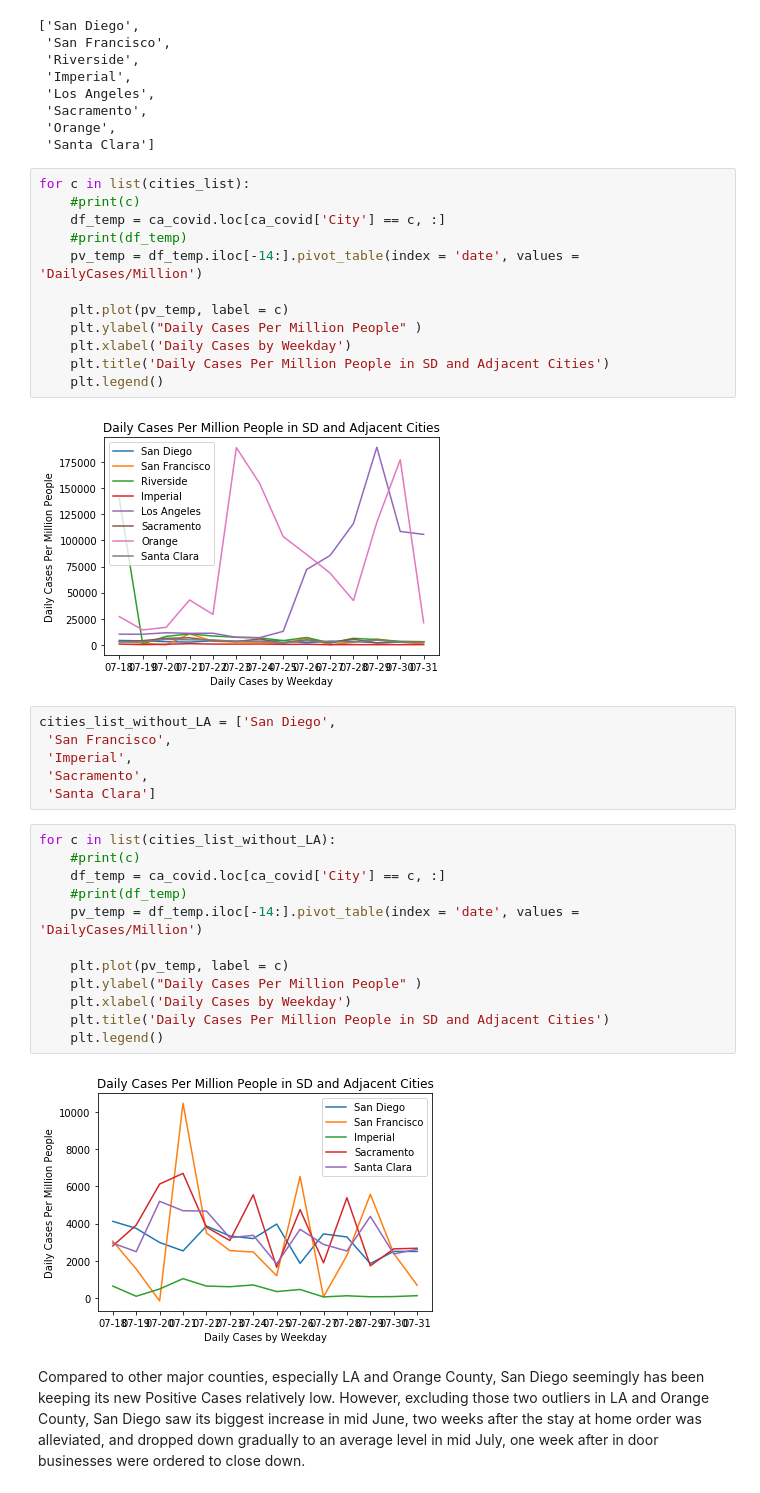
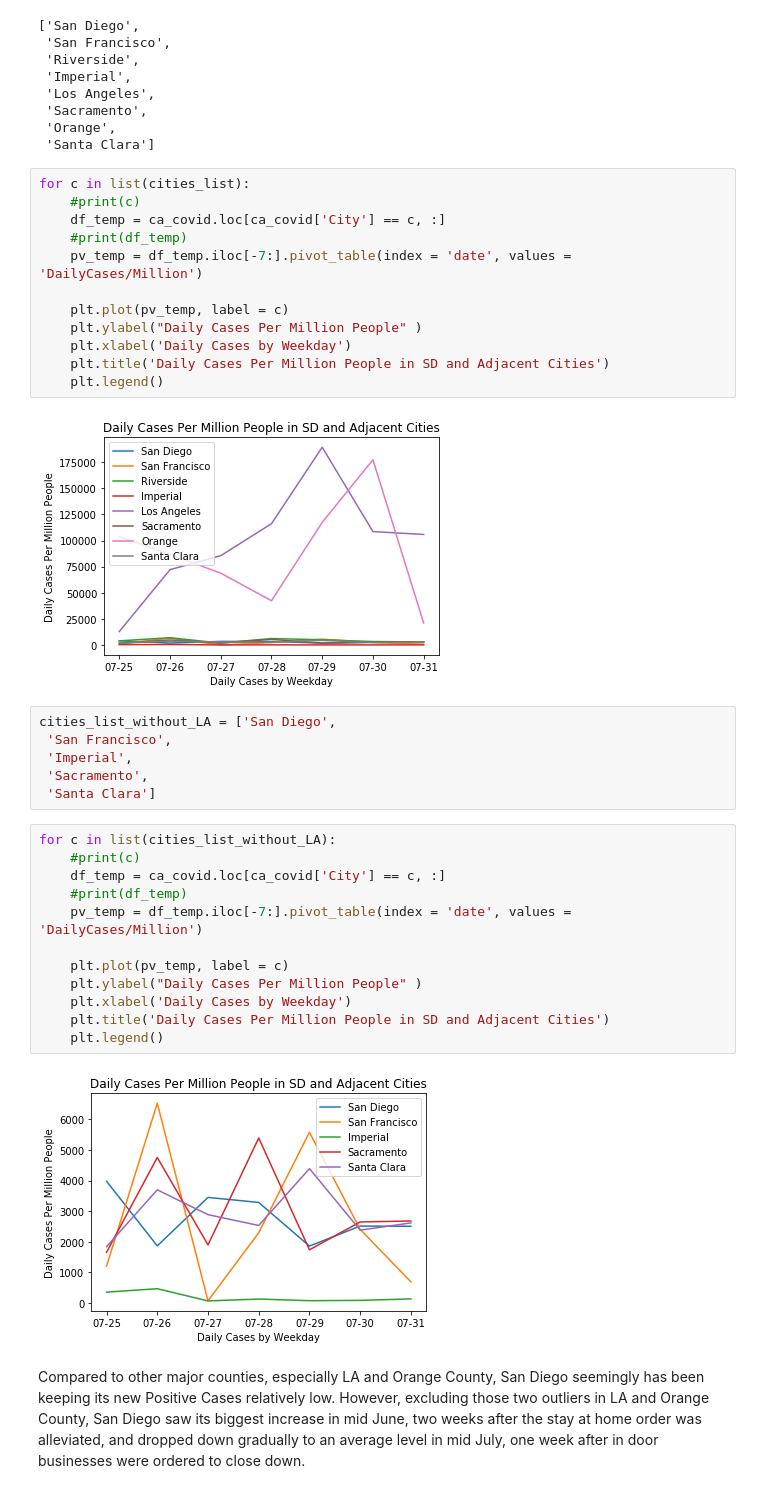
Before and after one commit to waychang626/Summer-2020-Projects-, a Jupyter notebook: COVID19-Project/COVID_SD.ipynb, the cells around one changed output. Drawn from its saved outputs; the diff is of its cells as text.

```diff
--- a/COVID19-Project/COVID_SD.ipynb
+++ b/COVID19-Project/COVID_SD.ipynb
@@ -325,7 +325,7 @@ for c in list(cities_list):
     #print(c)
     df_temp = ca_covid.loc[ca_covid['City'] == c, :]
     #print(df_temp)
-    pv_temp = df_temp.iloc[-14:].pivot_table(index = 'date', values = 'DailyCases/Million')
+    pv_temp = df_temp.iloc[-7:].pivot_table(index = 'date', values = 'DailyCases/Million')
 
     plt.plot(pv_temp, label = c)
     plt.ylabel("Daily Cases Per Million People" )
@@ -333,7 +333,7 @@ for c in list(cities_list):
     plt.title('Daily Cases Per Million People in SD and Adjacent Cities')
     plt.legend()
 # %% [output]
-[figure, old version]
+[figure, new version]
 # %%
 cities_list_without_LA = ['San Diego',
  'San Francisco',
@@ -343,17 +343,17 @@ cities_list_without_LA = ['San Diego',
 # %%
 for c in list(cities_list_without_LA):
     #print(c)
     df_temp = ca_covid.loc[ca_covid['City'] == c, :]
     #print(df_temp)
-    pv_temp = df_temp.iloc[-14:].pivot_table(index = 'date', values = 'DailyCases/Million')
+    pv_temp = df_temp.iloc[-7:].pivot_table(index = 'date', values = 'DailyCases/Million')
 
     plt.plot(pv_temp, label = c)
     plt.ylabel("Daily Cases Per Million People" )
     plt.xlabel('Daily Cases by Weekday')
     plt.title('Daily Cases Per Million People in SD and Adjacent Cities')
     plt.legend()
 # %% [output]
-[figure, old version]
+[figure, new version]
 # %% [markdown]
 Compared to other major counties, especially LA and Orange County, San Diego seemingly has been keeping its new Positive Cases relatively low. However, excluding those two outliers in LA and Orange County, San Diego saw its biggest increase in mid June, two weeks after the stay at home order was alleviated, and dropped down gradually to an average level in mid July, one week after in door businesses were ordered to close down.
 # %% [markdown]
```
